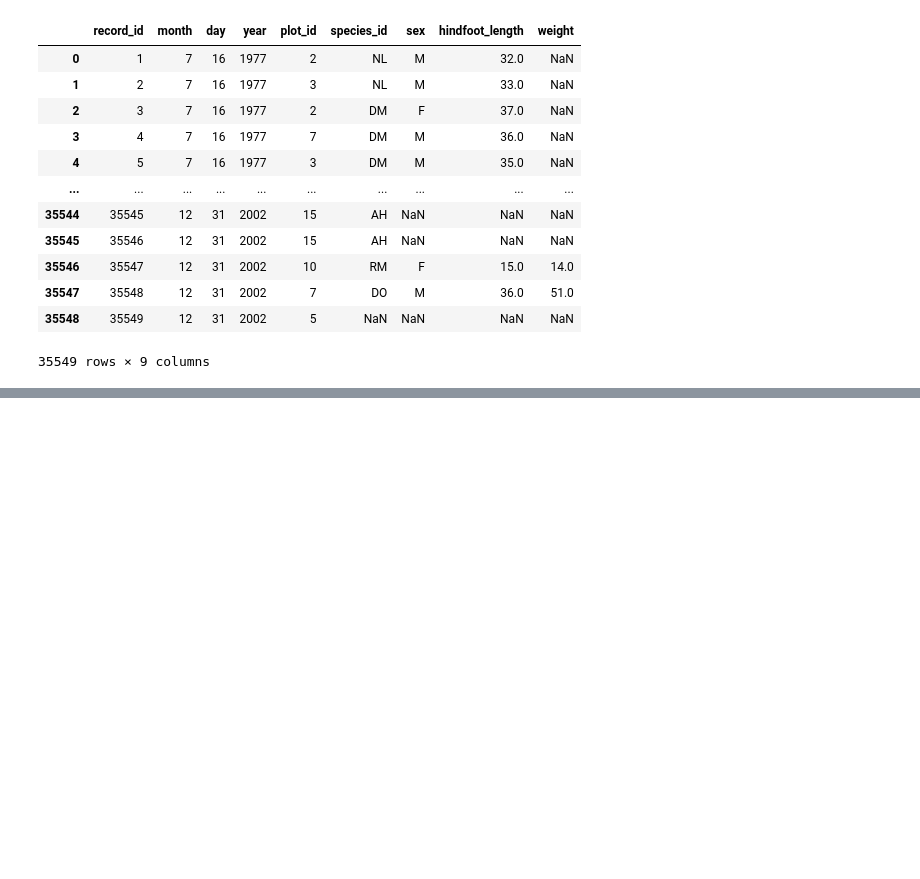
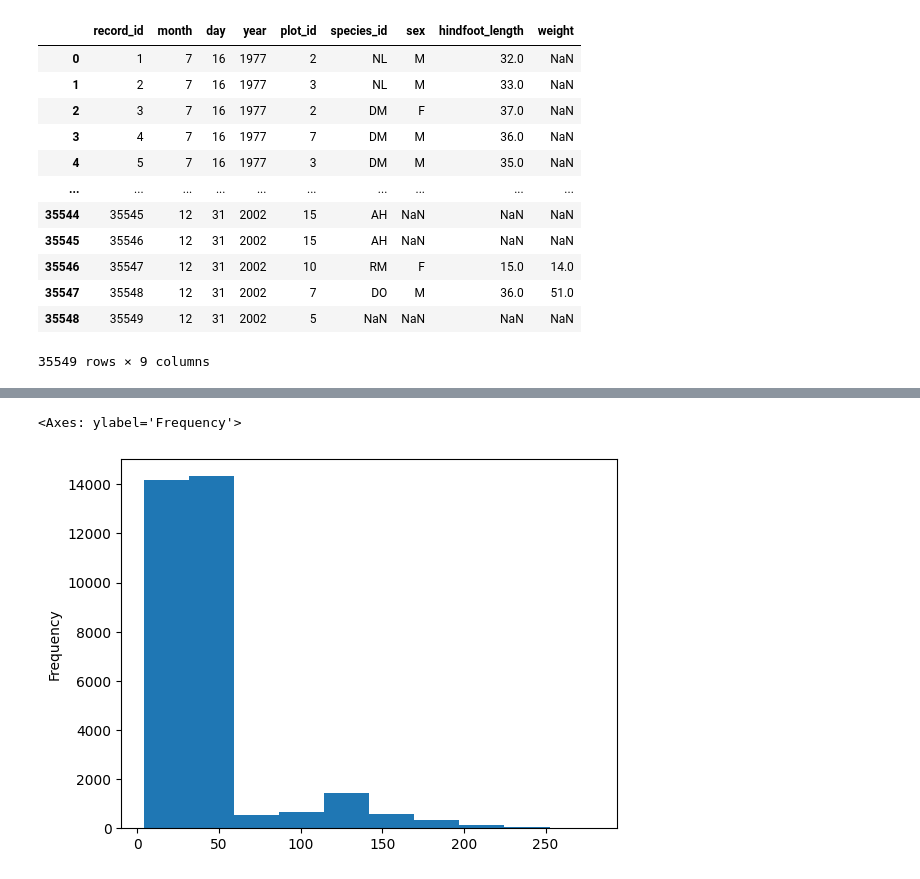
Before and after one commit to JessMurby/dimen-python-2023, a Jupyter notebook: hello.ipynb, the cells around one changed output, grey strips where cells are left out. Cells and saved outputs as stored; diff of their text form; code cells hidden in the pictures; blank space fills up the shorter version.

Commit message:
added gitignore and making plots

```diff
--- a/hello.ipynb
+++ b/hello.ipynb
@@ -155,0 +335,5 @@ surveys_df
+# %%
+surveys_df["weight"].plot(kind="hist")
+# %% [output]
+<Axes: ylabel='Frequency'>
+[figure, added]
```
Also changed, not shown: parts of 19 cells of this notebook, 1 other file.
